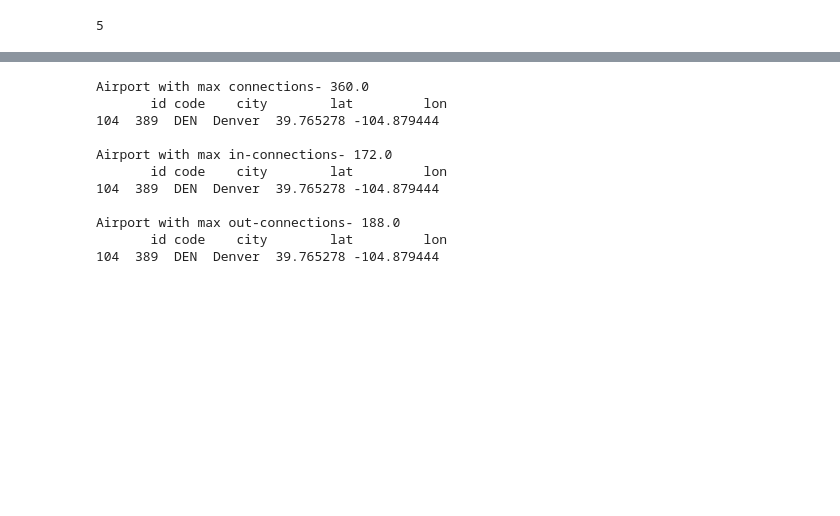
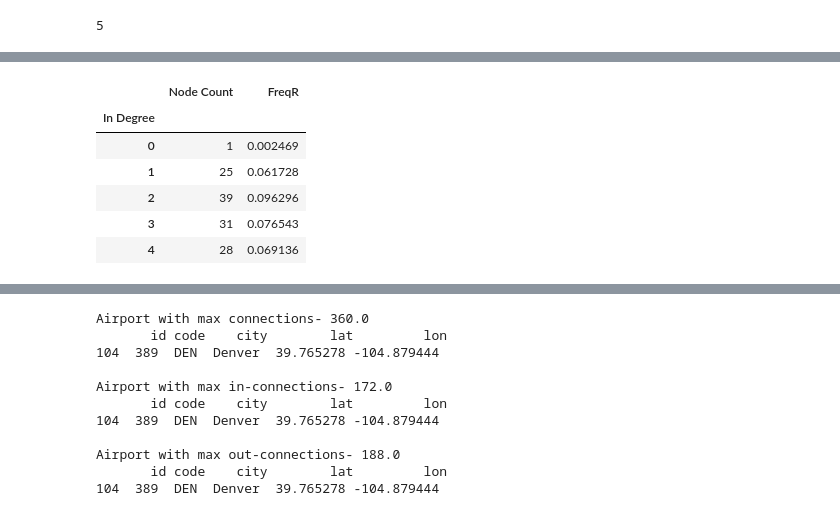
Before and after one commit to mohity5/Practice_NetworkAnalysis_Airports, a Jupyter notebook: Practice_Airports.ipynb, the cells around one changed output, grey strips where cells are left out. Cells and saved outputs as stored; diff of their text form; code cells hidden in the pictures; blank space fills up the shorter version.

```diff
--- a/Practice_Airports.ipynb
+++ b/Practice_Airports.ipynb
@@ -98,0 +97,15 @@ plt.show()
+# %%
+DegreeDf.head()
+InD_F = DegreeDf.groupby('In Degree').count()
+InD_F = InD_F.drop(['Total Degree','Out Degree'], axis = 1)
+InD_F.columns = ['Node Count']
+InD_F['FreqR'] = InD_F['Node Count']/(DegreeDf.shape[0])
+InD_F.head()
+# %% [output]
+|  | Node Count | FreqR |
+| In Degree |  |  |
+| 0 | 1 | 0.002469 |
+| 1 | 25 | 0.061728 |
+| 2 | 39 | 0.096296 |
+| 3 | 31 | 0.076543 |
+| 4 | 28 | 0.069136 |
```
Also changed, not shown: parts of 16 cells of this notebook.
